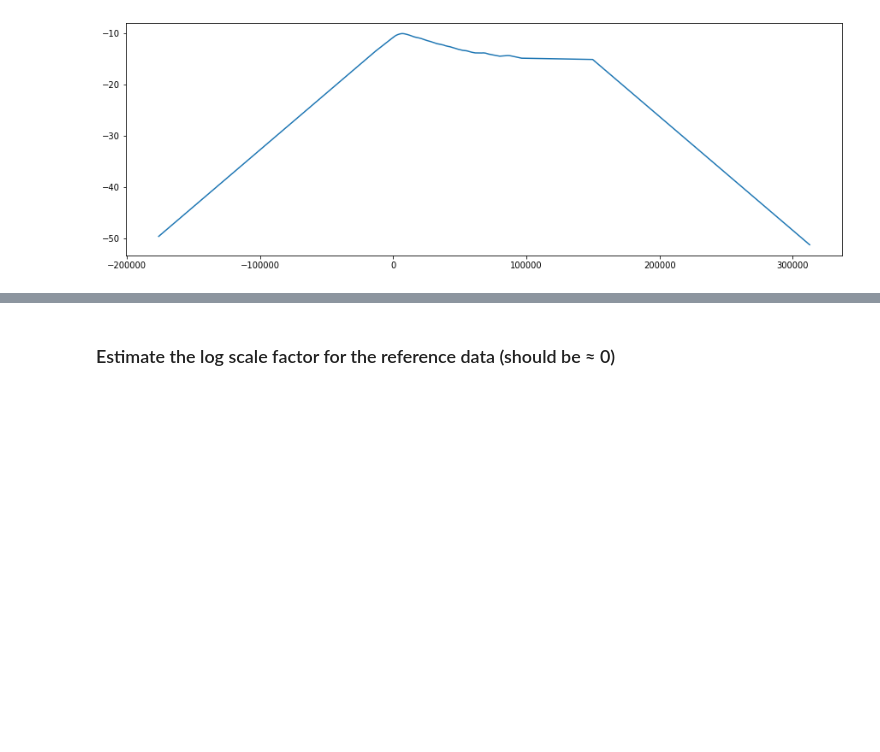
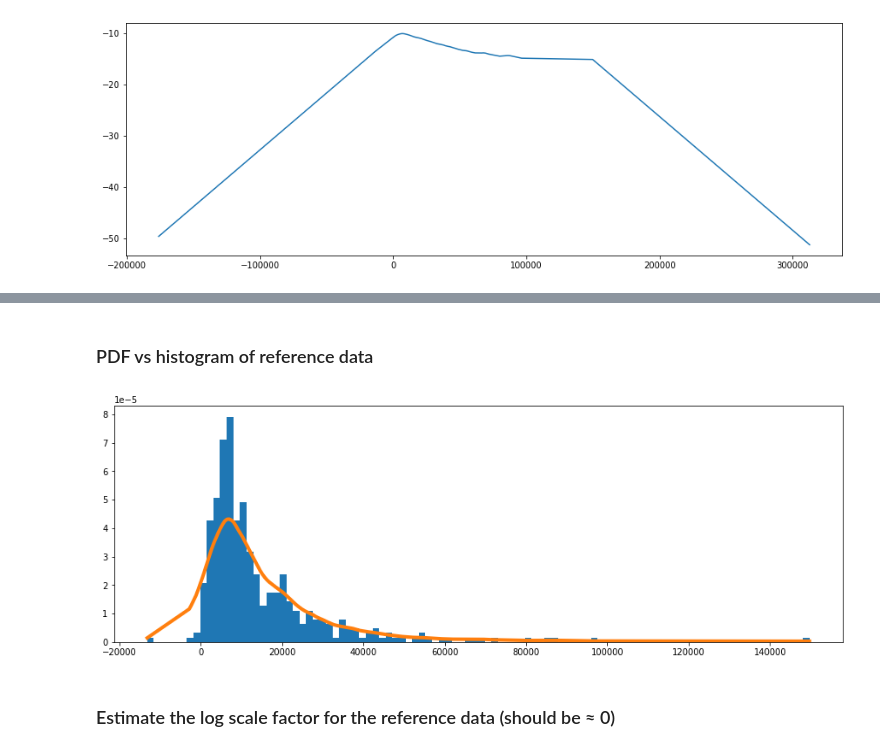
Before and after one commit to jackru/huge-lqg, a Jupyter notebook: bayes/AB_test_full_worked_example_v3.ipynb, the cells around one changed output, grey strips where cells are left out. Drawn from its saved outputs; the diff is of its cells as text; code cells hidden in the pictures; blank space fills up the shorter version.

```diff
--- a/bayes/AB_test_full_worked_example_v3.ipynb
+++ b/bayes/AB_test_full_worked_example_v3.ipynb
@@ -95,3 +104,13 @@ ax.plot(x_points, empirical_cltv_dist.logp(x_points).eval());
+# %% [markdown]
+### PDF vs histogram of reference data
+# %%
+fig, ax = plt.subplots(figsize=(15,5))
+ax.hist(empirical_cltvs, bins=100, density=True)
+x = np.linspace(min_cltv, max_cltv, 300)
+y = np.exp(empirical_cltv_dist.logp(x).eval())
+ax.plot(x, y, lw=4);
+# %% [output]
+[figure, added]
 # %% [markdown]
 ### Estimate the log scale factor for the reference data (should be ≈ 0)
 # %%
```
Also changed, not shown: parts of 15 cells of this notebook.
